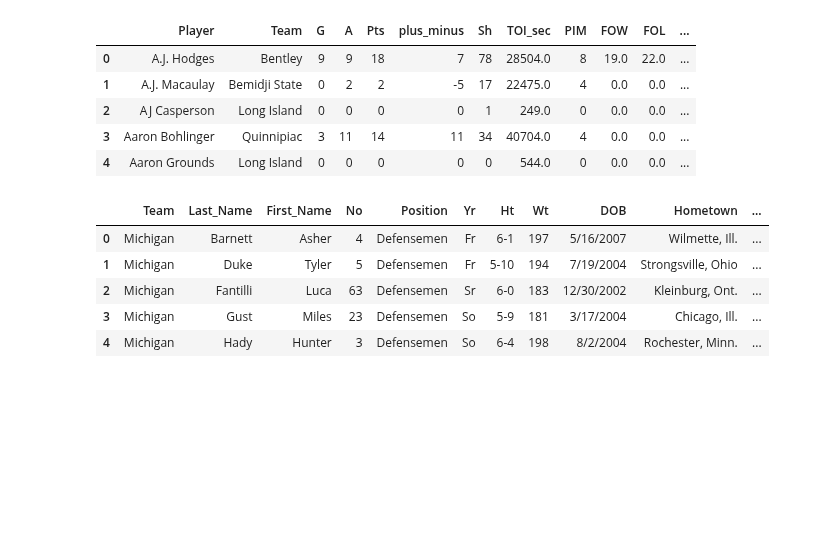
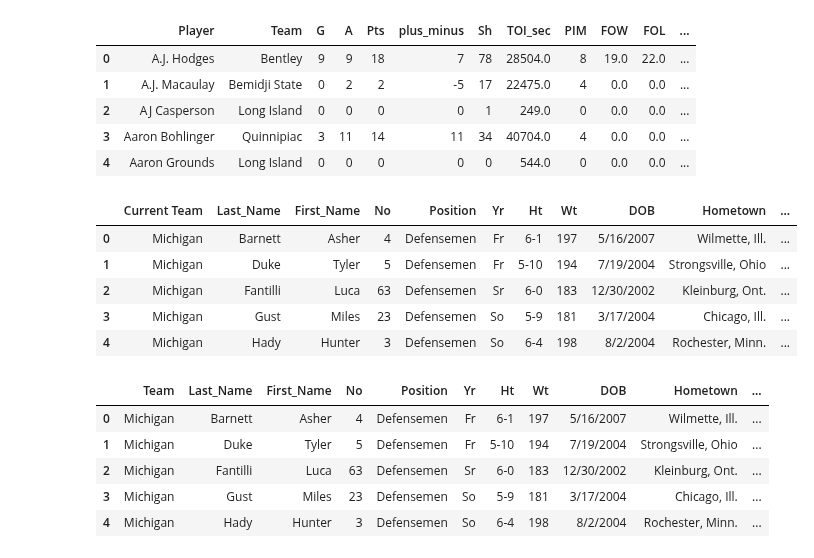
Before and after one commit to JSmith1826/college_hockey_2526, a Jupyter notebook: workbook/player_atlas_map_workbook.ipynb, the cells around one changed output. Drawn from its saved outputs; the diff is of its cells as text; code cells hidden in the pictures; blank space fills up the shorter version.

```diff
--- a/workbook/player_atlas_map_workbook.ipynb
+++ b/workbook/player_atlas_map_workbook.ipynb
@@ -97,3 +97,12 @@ stats_2024_df.head()
 | 2 | AJ Casperson | Long Island | 0 | 0 | 0 | 0 | 1 | 249.0 | 0 | 0.0 | 0.0 | ... |
 | 3 | Aaron Bohlinger | Quinnipiac | 3 | 11 | 14 | 11 | 34 | 40704.0 | 4 | 0.0 | 0.0 | ... |
 | 4 | Aaron Grounds | Long Island | 0 | 0 | 0 | 0 | 0 | 544.0 | 0 | 0.0 | 0.0 | ... |
+# %%
+roster_df.head()
+# %% [output]
+|  | Current Team | Last_Name | First_Name | No | Position | Yr | Ht | Wt | DOB | Hometown | ... |
+| 0 | Michigan | Barnett | Asher | 4 | Defensemen | Fr | 6-1 | 197 | 5/16/2007 | Wilmette, Ill. | ... |
+| 1 | Michigan | Duke | Tyler | 5 | Defensemen | Fr | 5-10 | 194 | 7/19/2004 | Strongsville, Ohio | ... |
+| 2 | Michigan | Fantilli | Luca | 63 | Defensemen | Sr | 6-0 | 183 | 12/30/2002 | Kleinburg, Ont. | ... |
+| 3 | Michigan | Gust | Miles | 23 | Defensemen | So | 5-9 | 181 | 3/17/2004 | Chicago, Ill. | ... |
+| 4 | Michigan | Hady | Hunter | 3 | Defensemen | So | 6-4 | 198 | 8/2/2004 | Rochester, Minn. | ... |
```
Also changed, not shown: parts of 5 cells of this notebook, 5 other files.
